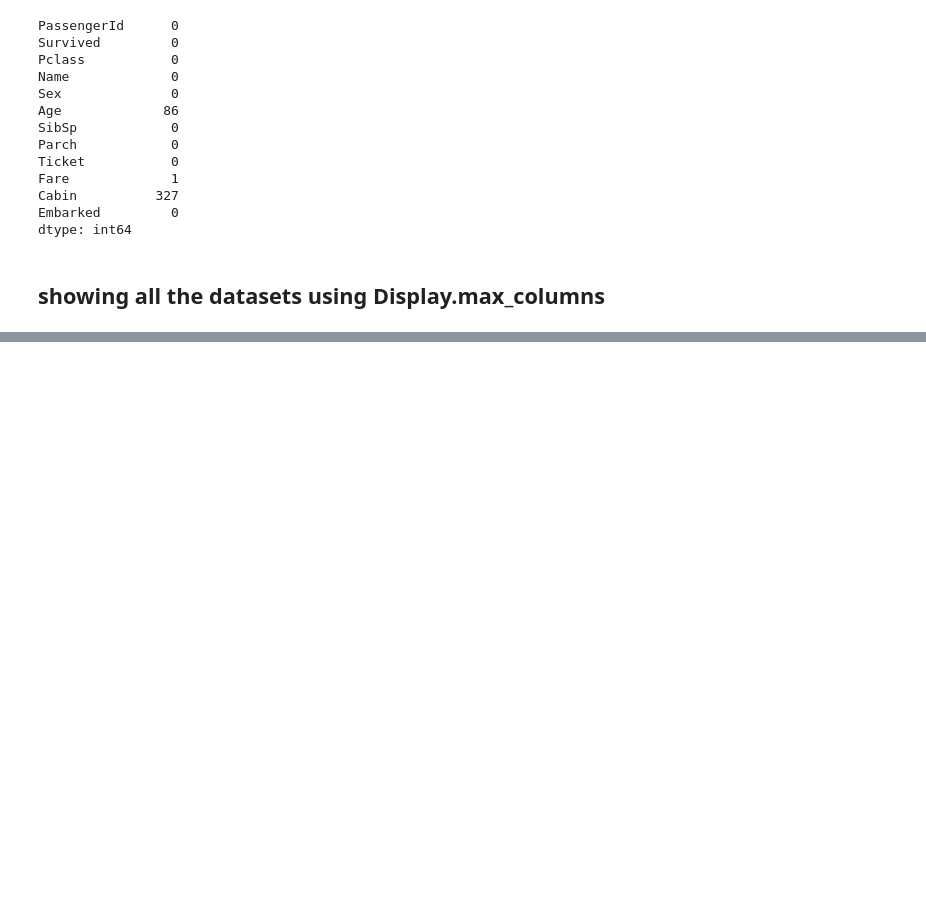
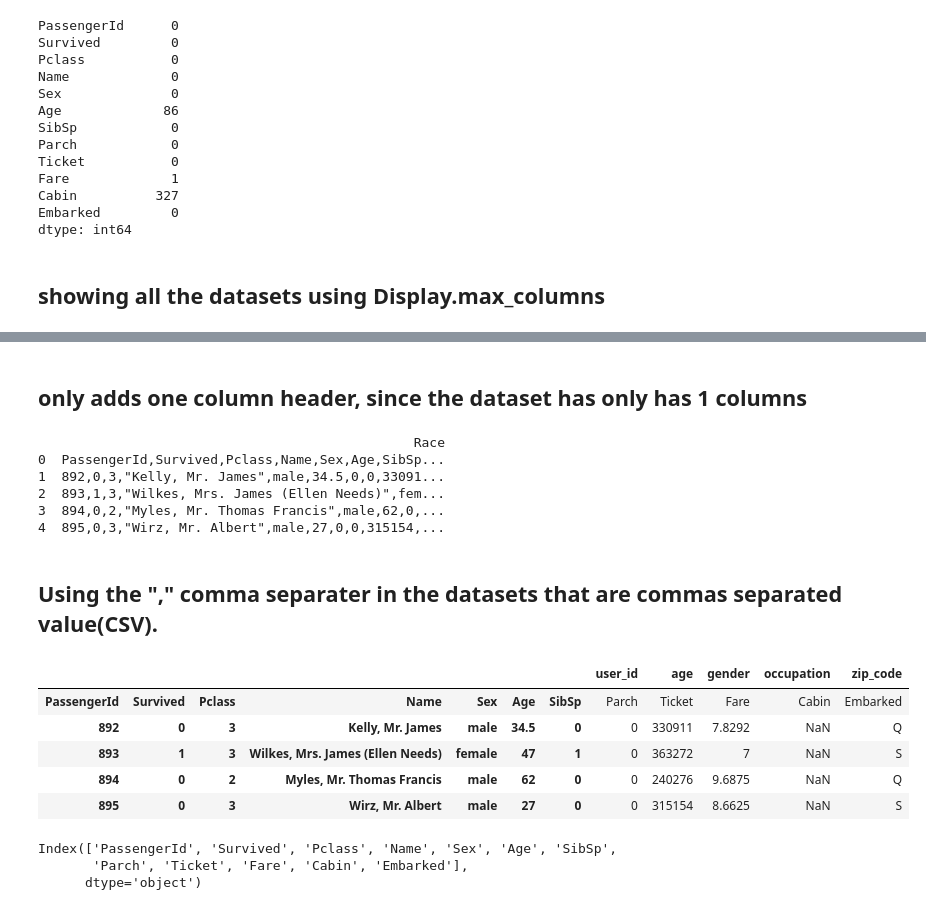
Before and after one commit to shabnamkarki24/Pandas, a Jupyter notebook: pandas_practice.ipynb, the cells around one changed output, grey strips where cells are left out. Saved outputs shown, nothing was run; the diff lists cells and outputs as text; code cells hidden in the pictures; blank space fills up the shorter version.

```diff
--- a/pandas_practice.ipynb
+++ b/pandas_practice.ipynb
@@ -619,0 +699,34 @@ print(df)
+# %% [markdown]
+## only adds one column header, since the dataset has only has 1 columns
+# %%
+import pandas as pd
+df=pd.read_csv("csv_data/tested.csv", sep="|", header=None)
+df.columns = ["Race"]
+print(df.head())
+# %% [output]
+                                                Race
+0  PassengerId,Survived,Pclass,Name,Sex,Age,SibSp...
+1  892,0,3,"Kelly, Mr. James",male,34.5,0,0,33091...
+2  893,1,3,"Wilkes, Mrs. James (Ellen Needs)",fem...
+3  894,0,2,"Myles, Mr. Thomas Francis",male,62,0,...
+4  895,0,3,"Wirz, Mr. Albert",male,27,0,0,315154,...
+# %% [markdown]
+## Using the "," comma separater in the datasets that are commas separated value(CSV).
+# %%
+dataset = ['user_id', 'age', 'gender', 'occupation', 'zip_code']
+df = pd.read_csv("csv_data/tested.csv", sep=',', header=None, names=dataset)
+
+df.head()
+# %% [output]
+|  |  |  |  |  |  |  | user_id | age | gender | occupation | zip_code |
+| PassengerId | Survived | Pclass | Name | Sex | Age | SibSp | Parch | Ticket | Fare | Cabin | Embarked |
+| 892 | 0 | 3 | Kelly, Mr. James | male | 34.5 | 0 | 0 | 330911 | 7.8292 | NaN | Q |
+| 893 | 1 | 3 | Wilkes, Mrs. James (Ellen Needs) | female | 47 | 1 | 0 | 363272 | 7 | NaN | S |
+| 894 | 0 | 2 | Myles, Mr. Thomas Francis | male | 62 | 0 | 0 | 240276 | 9.6875 | NaN | Q |
+| 895 | 0 | 3 | Wirz, Mr. Albert | male | 27 | 0 | 0 | 315154 | 8.6625 | NaN | S |
+# %%
+print(df.columns)
+# %% [output]
+Index(['PassengerId', 'Survived', 'Pclass', 'Name', 'Sex', 'Age', 'SibSp',
+       'Parch', 'Ticket', 'Fare', 'Cabin', 'Embarked'],
+      dtype='object')
```
Also changed, not shown: parts of 57 cells of this notebook, 1 other file.
